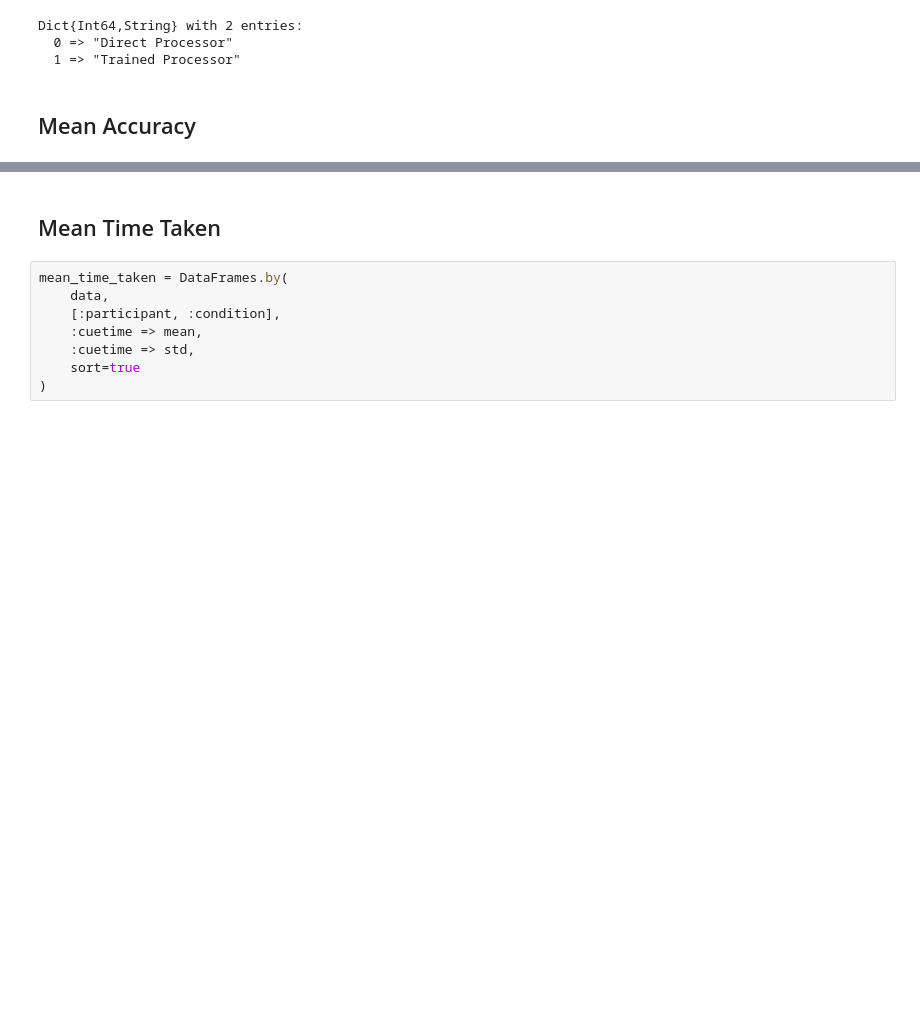
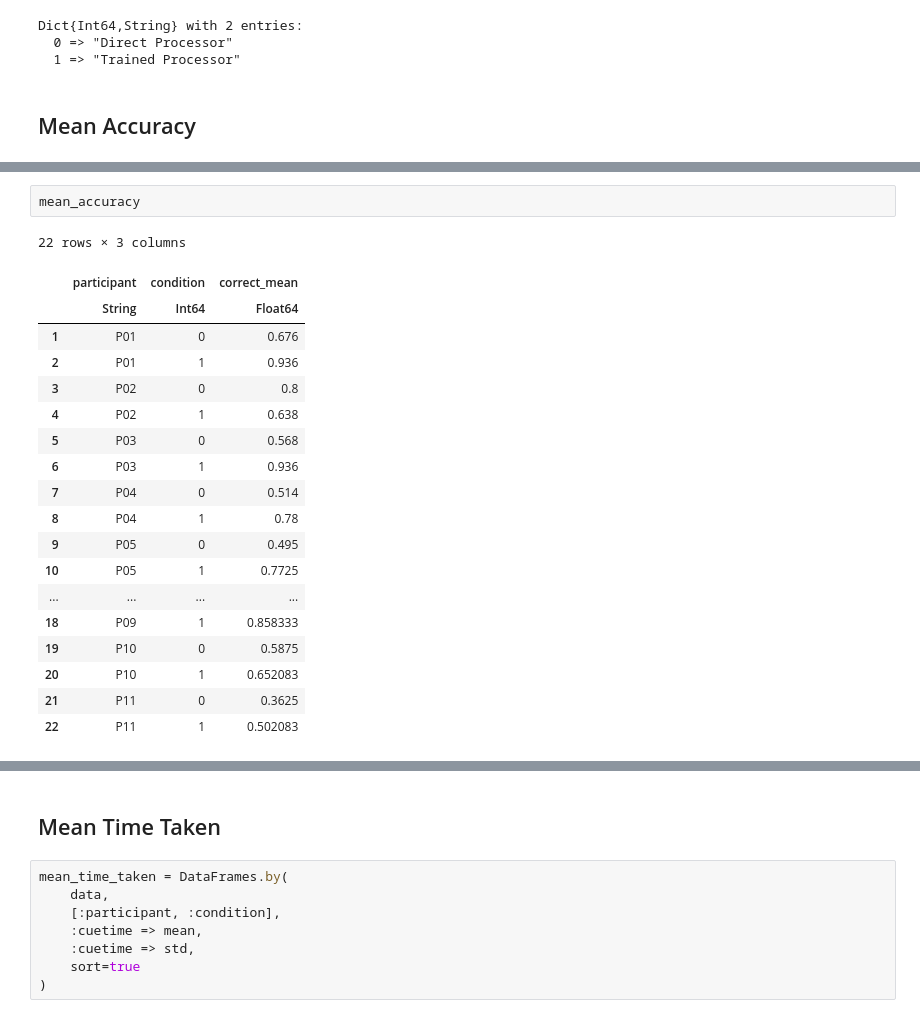
Before and after one commit to wjmn/bmedsc-exploratory, a Jupyter notebook: 05-massive/plots_julia.ipynb, the cells around one changed output, grey strips where cells are left out. Saved outputs shown, nothing was run; the diff lists cells and outputs as text; blank space fills up the shorter version.

```diff
--- a/05-massive/plots_julia.ipynb
+++ b/05-massive/plots_julia.ipynb
@@ -139,0 +156,22 @@ hline!(
+# %%
+mean_accuracy
+# %% [output]
+22 rows × 3 columns
+|  | participant | condition | correct_mean |
+|  | String | Int64 | Float64 |
+| 1 | P01 | 0 | 0.676 |
+| 2 | P01 | 1 | 0.936 |
+| 3 | P02 | 0 | 0.8 |
+| 4 | P02 | 1 | 0.638 |
+| 5 | P03 | 0 | 0.568 |
+| 6 | P03 | 1 | 0.936 |
+| 7 | P04 | 0 | 0.514 |
+| 8 | P04 | 1 | 0.78 |
+| 9 | P05 | 0 | 0.495 |
+| 10 | P05 | 1 | 0.7725 |
+| ... | ... | ... | ... |
+| 18 | P09 | 1 | 0.858333 |
+| 19 | P10 | 0 | 0.5875 |
+| 20 | P10 | 1 | 0.652083 |
+| 21 | P11 | 0 | 0.3625 |
+| 22 | P11 | 1 | 0.502083 |
```
Also changed, not shown: parts of 37 cells of this notebook, 19 other files.
